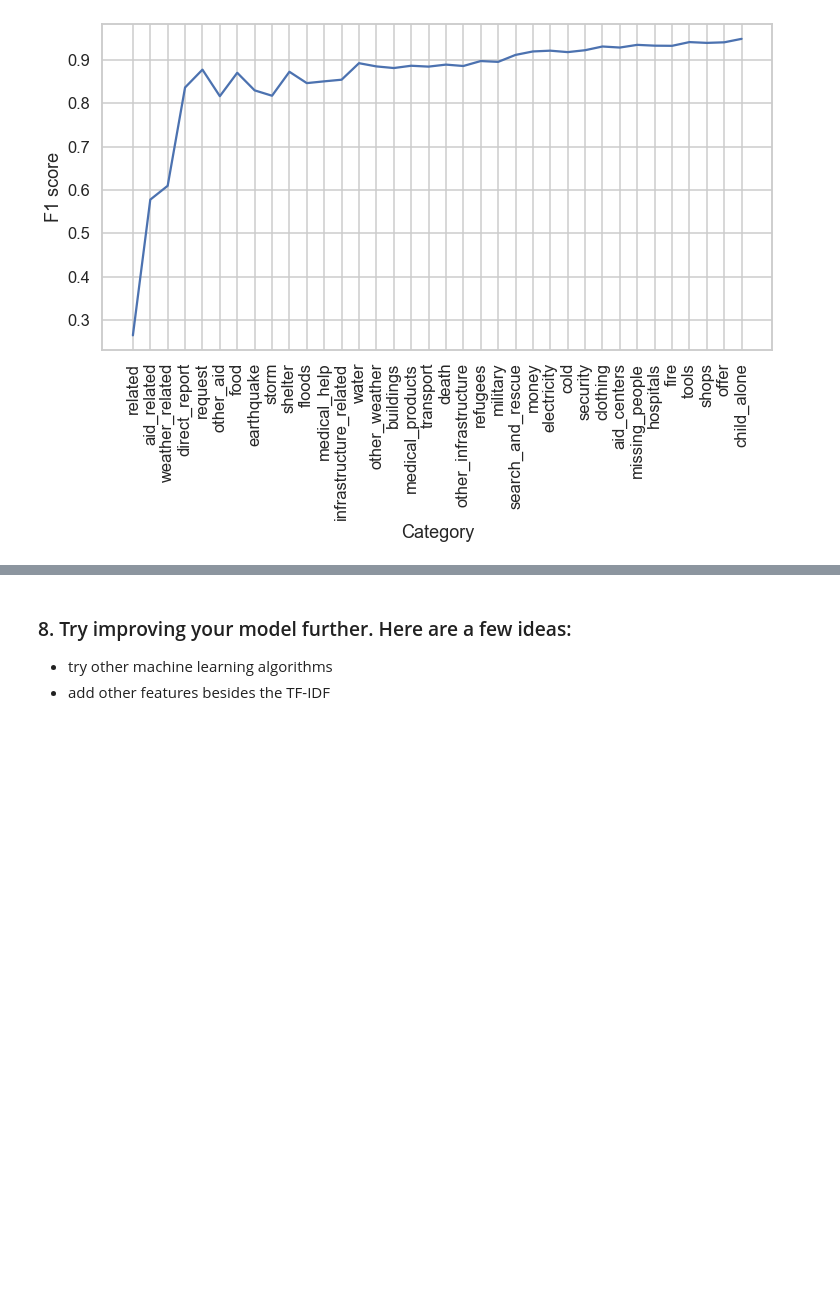
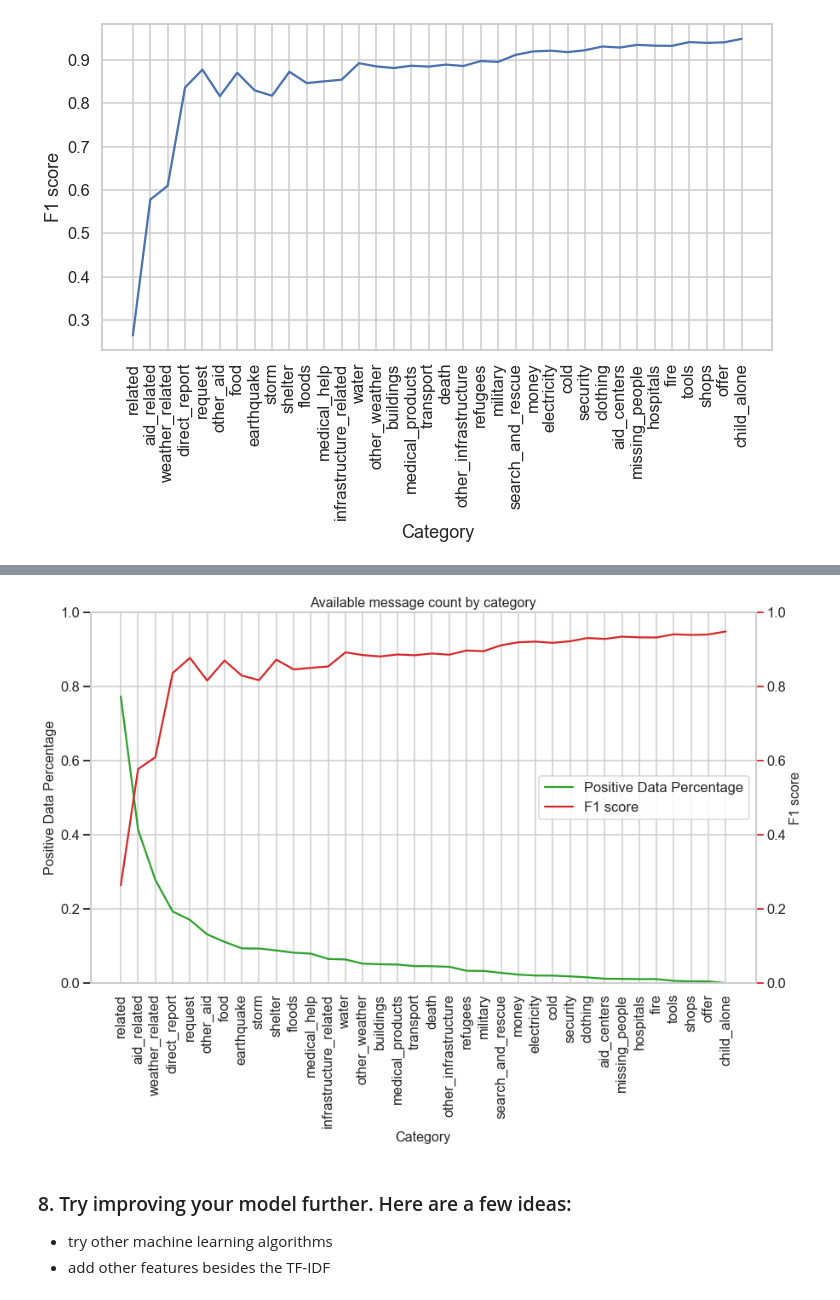
Before and after one commit to ronald-leung/Udacity-Exercises, a Jupyter notebook: DataScienceNanoDegree/Project2/jupyter/ML Pipeline Preparation.ipynb, the cells around one changed output, grey strips where cells are left out. Drawn from its saved outputs; the diff is of its cells as text; code cells hidden in the pictures; blank space fills up the shorter version.

```diff
--- a/DataScienceNanoDegree/Project2/jupyter/ML Pipeline Preparation.ipynb
+++ b/DataScienceNanoDegree/Project2/jupyter/ML Pipeline Preparation.ipynb
@@ -434,0 +439,3 @@ pyplot.show()
+# %%
+#Let's do one more chart. This time instead of just looking at the available count, let's look at the percentage of data that are positive, versus the total number of data
+accuracy_df["Positive Data Percentage"] = accuracy_df["Positive Count"].apply(lambda x: x / df.shape[0])
@@ -435,3 +451,34 @@ pyplot.show()
+# %%
+#We will do a combo chart for data count available vs percentage too
+#Let's plot the two together.
+#Create combo chart
+fig, ax1 = pyplot.subplots(figsize=(14,8))
+pyplot.xticks(rotation=90)
+color = 'tab:green'
+#bar plot creation
+ax1.set_title('Available message count by category', fontsize=16)
+ax1.set_xlabel('Category', fontsize=16)
+ax1.set_ylabel('Number of Positive Data points', fontsize=16)
+ax1 = sns.lineplot(x='Category', y='Positive Data Percentage', label="Positve Data Percentage", data = accuracy_df, sort=False, color=color)
+ax1.set_ylim(0,1)
+ax1.tick_params(axis='y')
+#specify we want to share the same x-axis
+ax2 = ax1.twinx()
+ax2.grid(False)
+color = 'tab:red'
+#line plot creation
+ax2.set_ylabel('F1 score', fontsize=16)
+ax2 = sns.lineplot(x='Category', y='F1 score', label="F1 score", data = accuracy_df, sort=False, color=color)
+ax2.set_ylim(0,1)
+lines, labels = ax1.get_legend_handles_labels()
+lines2, labels2 = ax2.get_legend_handles_labels()
+ax1.get_legend().remove()
+ax2.legend(lines + lines2, ["Positive Data Percentage"] + ["F1 score"], loc=5)
+ax2.tick_params(axis='y', color=color)
+#show plot
+pyplot.show()
+# %% [output]
+[figure, added]
 # %% [markdown]
 ### 8. Try improving your model further. Here are a few ideas:
 * try other machine learning algorithms
```
Also changed, not shown: parts of 3 cells of this notebook, 3 other files.
